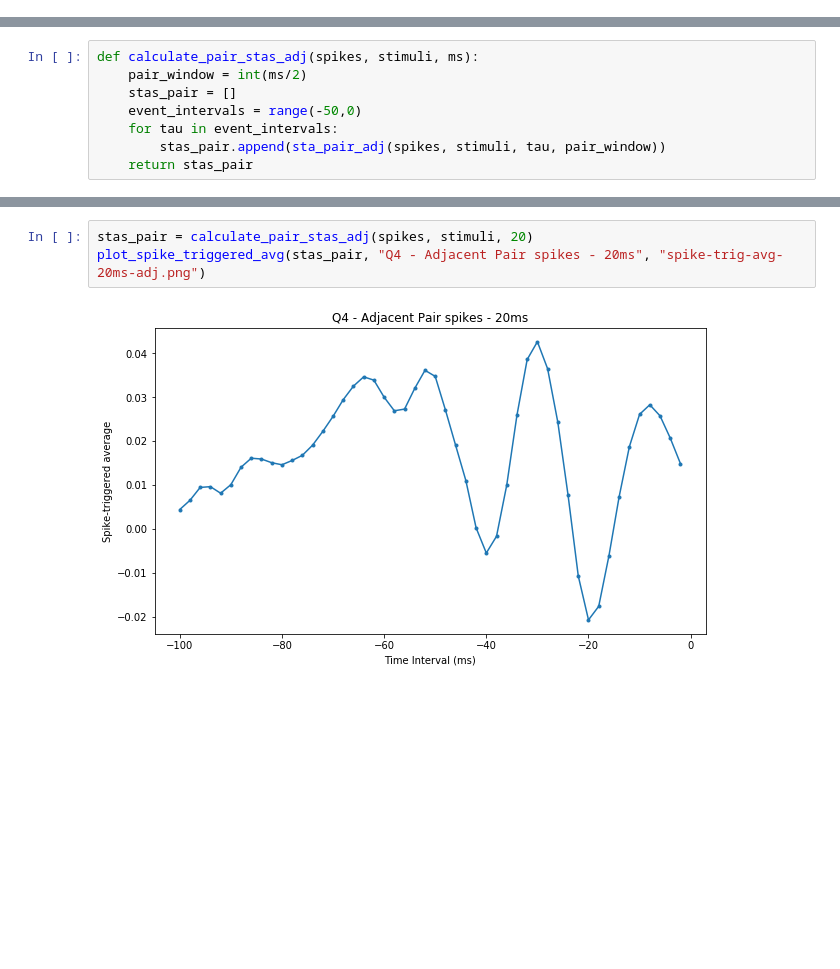
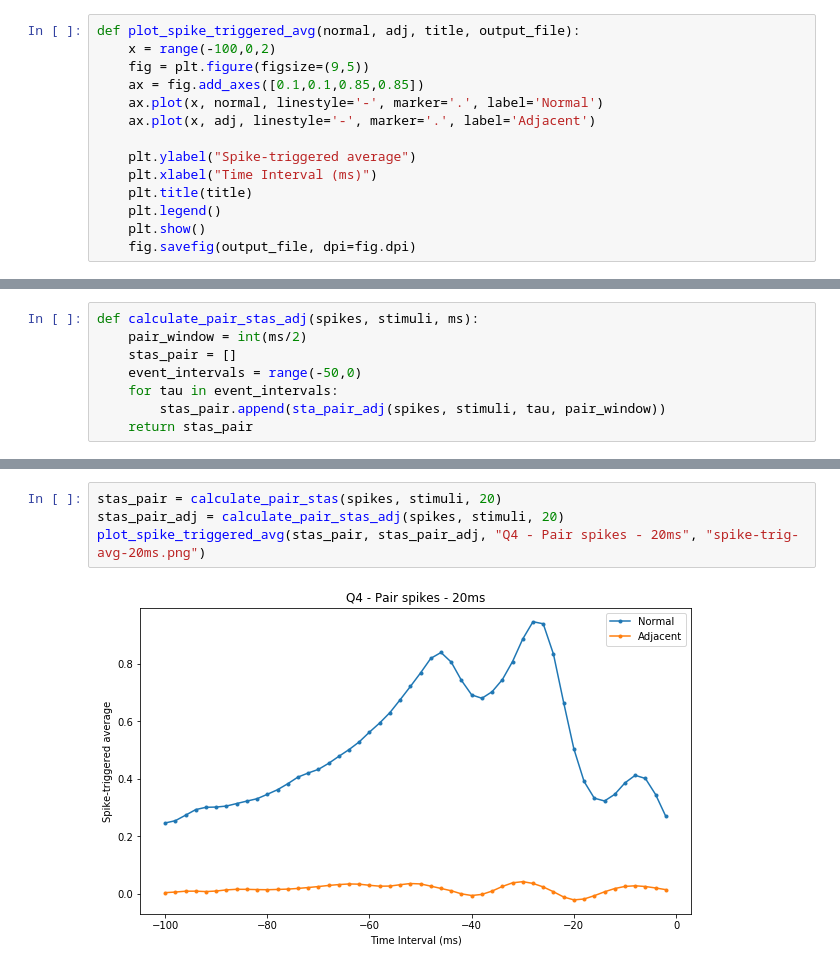
Before and after one commit to leanguardia/cneuroscience-cws, a Jupyter notebook: 2-Spike-Trains/Q4 - Spike-trigerred-average .ipynb, the cells around one changed output, grey strips where cells are left out. Cells and saved outputs as stored; diff of their text form; blank space fills up the shorter version.

Commit message:
STA 4 plot together

```diff
--- a/2-Spike-Trains/Q4 - Spike-trigerred-average .ipynb
+++ b/2-Spike-Trains/Q4 - Spike-trigerred-average .ipynb
@@ -106,3 +86,17 @@ plot_spike_triggered_avg(stas_pair, "Q4 - Pair spikes - 50ms", "spike-trig-avg-5
+# %%
+def plot_spike_triggered_avg(normal, adj, title, output_file):
+    x = range(-100,0,2)
+    fig = plt.figure(figsize=(9,5))
+    ax = fig.add_axes([0.1,0.1,0.85,0.85])
+    ax.plot(x, normal, linestyle='-', marker='.', label='Normal')
+    ax.plot(x, adj, linestyle='-', marker='.', label='Adjacent')
+
+    plt.ylabel("Spike-triggered average")
+    plt.xlabel("Time Interval (ms)")
+    plt.title(title)
+    plt.legend()
+    plt.show()
+    fig.savefig(output_file, dpi=fig.dpi)
 # %% [markdown]
 #### Adjacent
 # %%
@@ -135,6 +131,7 @@ plot_spike_triggered_avg(stas_pair, "Q4 - Adjacent Pair spikes - 10ms", "spike-t
 # %%
-stas_pair = calculate_pair_stas_adj(spikes, stimuli, 20)
-plot_spike_triggered_avg(stas_pair, "Q4 - Adjacent Pair spikes - 20ms", "spike-trig-avg-20ms-adj.png")
+stas_pair = calculate_pair_stas(spikes, stimuli, 20)
+stas_pair_adj = calculate_pair_stas_adj(spikes, stimuli, 20)
+plot_spike_triggered_avg(stas_pair, stas_pair_adj, "Q4 - Pair spikes - 20ms", "spike-trig-avg-20ms.png")
 # %% [output]
-[figure, old version]
+[figure, new version]
 # %%
```
Also changed, not shown: parts of 7 cells of this notebook.
